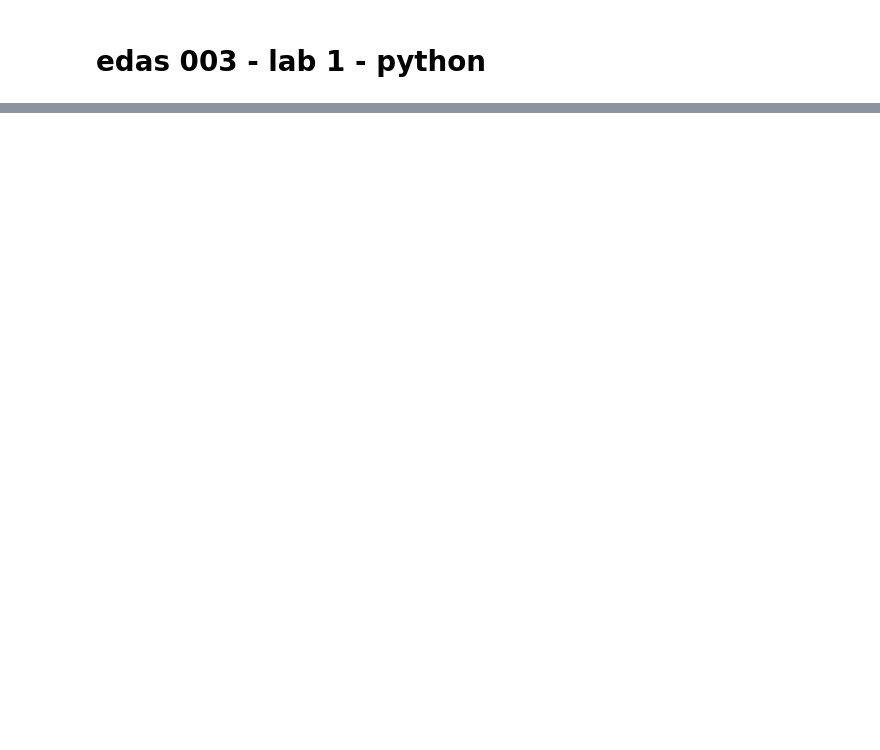
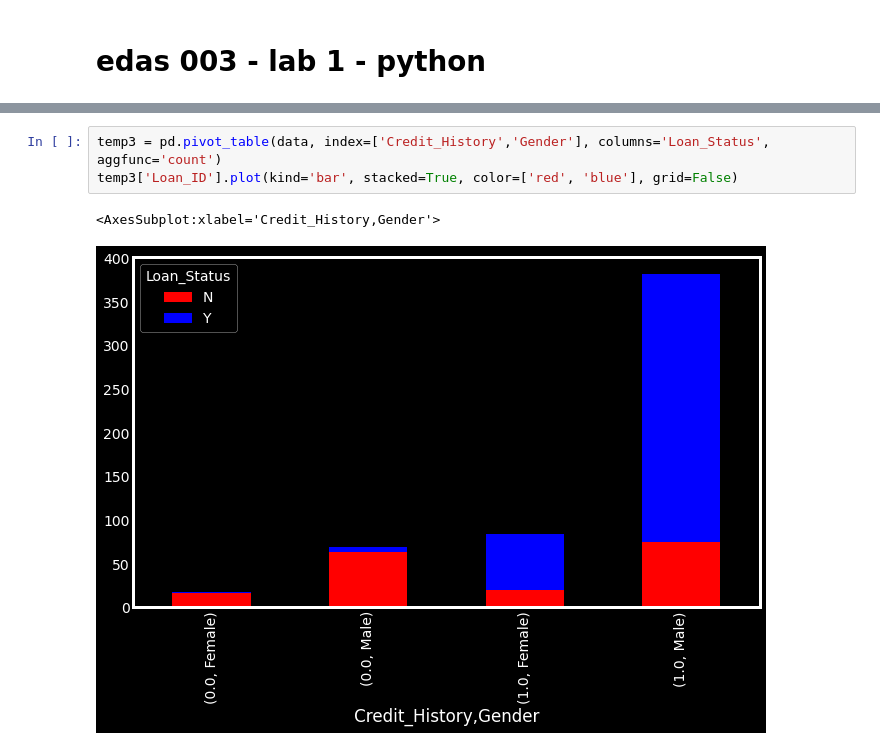
Before and after one commit to marcosbrigante/edas003, a Jupyter notebook: python/lab1-notebook.ipynb, the cells around one changed output, grey strips where cells are left out. Cells and saved outputs as stored; diff of their text form; blank space fills up the shorter version.

```diff
--- a/python/lab1-notebook.ipynb
+++ b/python/lab1-notebook.ipynb
@@ -126,0 +68,6 @@ temp2.plot(kind='bar', ax=ax2)
+# %%
+temp3 = pd.pivot_table(data, index=['Credit_History','Gender'], columns='Loan_Status', aggfunc='count')
+temp3['Loan_ID'].plot(kind='bar', stacked=True, color=['red', 'blue'], grid=False)
+# %% [output]
+<AxesSubplot:xlabel='Credit_History,Gender'>
+[figure, added]
```
Also changed, not shown: parts of 25 cells of this notebook, 5 other files.
